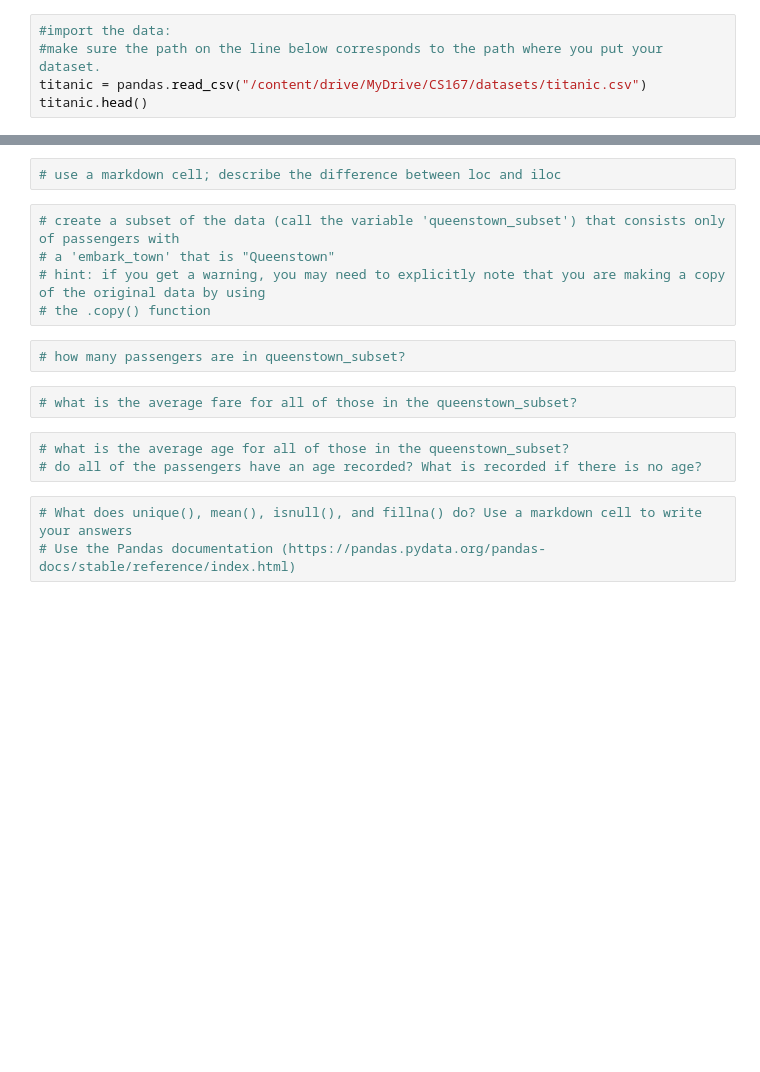
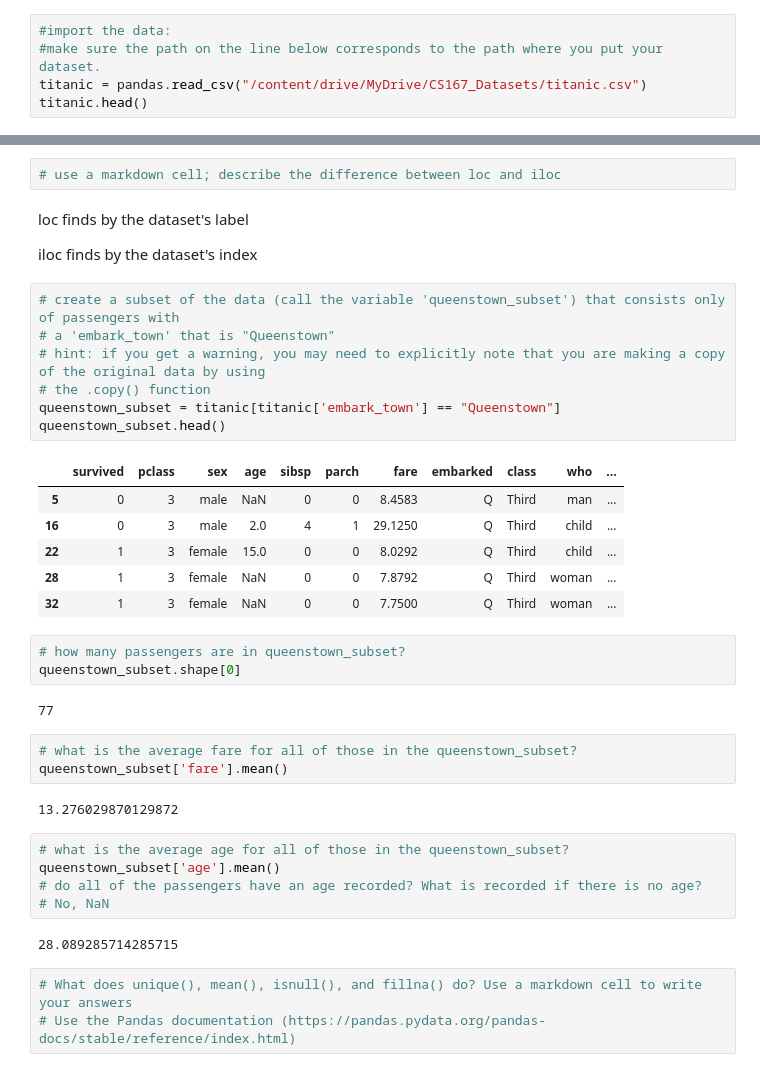
Before and after one commit to ThatOneGuyy208/CS167Repo, a Jupyter notebook: Day03_Pandas_Practice.ipynb, the cells around one changed output, grey strips where cells are left out. Drawn from its saved outputs; the diff is of its cells as text; blank space fills up the shorter version.

```diff
--- a/Day03_Pandas_Practice.ipynb
+++ b/Day03_Pandas_Practice.ipynb
@@ -284,7 +286,7 @@ drive.mount('/content/drive')
 # %%
 #import the data:
 #make sure the path on the line below corresponds to the path where you put your dataset.
-titanic = pandas.read_csv("/content/drive/MyDrive/CS167/datasets/titanic.csv")
+titanic = pandas.read_csv("/content/drive/MyDrive/CS167_Datasets/titanic.csv")
 titanic.head()
 # %%
 # what is the data type of titanic?
@@ -305,17 +369,40 @@ titanic.head()
 # %%
 # use a markdown cell; describe the difference between loc and iloc
+# %% [markdown]
+loc finds by the dataset's label
+
+iloc finds by the dataset's index
 # %%
 # create a subset of the data (call the variable 'queenstown_subset') that consists only of passengers with
 # a 'embark_town' that is "Queenstown"
 # hint: if you get a warning, you may need to explicitly note that you are making a copy of the original data by using
 # the .copy() function
+queenstown_subset = titanic[titanic['embark_town'] == "Queenstown"]
+queenstown_subset.head()
+# %% [output]
+|  | survived | pclass | sex | age | sibsp | parch | fare | embarked | class | who | ... |
+| 5 | 0 | 3 | male | NaN | 0 | 0 | 8.4583 | Q | Third | man | ... |
+| 16 | 0 | 3 | male | 2.0 | 4 | 1 | 29.1250 | Q | Third | child | ... |
+| 22 | 1 | 3 | female | 15.0 | 0 | 0 | 8.0292 | Q | Third | child | ... |
+| 28 | 1 | 3 | female | NaN | 0 | 0 | 7.8792 | Q | Third | woman | ... |
+| 32 | 1 | 3 | female | NaN | 0 | 0 | 7.7500 | Q | Third | woman | ... |
 # %%
 # how many passengers are in queenstown_subset?
+queenstown_subset.shape[0]
+# %% [output]
+77
 # %%
 # what is the average fare for all of those in the queenstown_subset?
+queenstown_subset['fare'].mean()
+# %% [output]
+13.276029870129872
 # %%
 # what is the average age for all of those in the queenstown_subset?
+queenstown_subset['age'].mean()
 # do all of the passengers have an age recorded? What is recorded if there is no age?
+# No, NaN
+# %% [output]
+28.089285714285715
 # %%
 # What does unique(), mean(), isnull(), and fillna() do? Use a markdown cell to write your answers
 # Use the Pandas documentation (https://pandas.pydata.org/pandas-docs/stable/reference/index.html)
```
Also changed, not shown: parts of 18 cells of this notebook.
